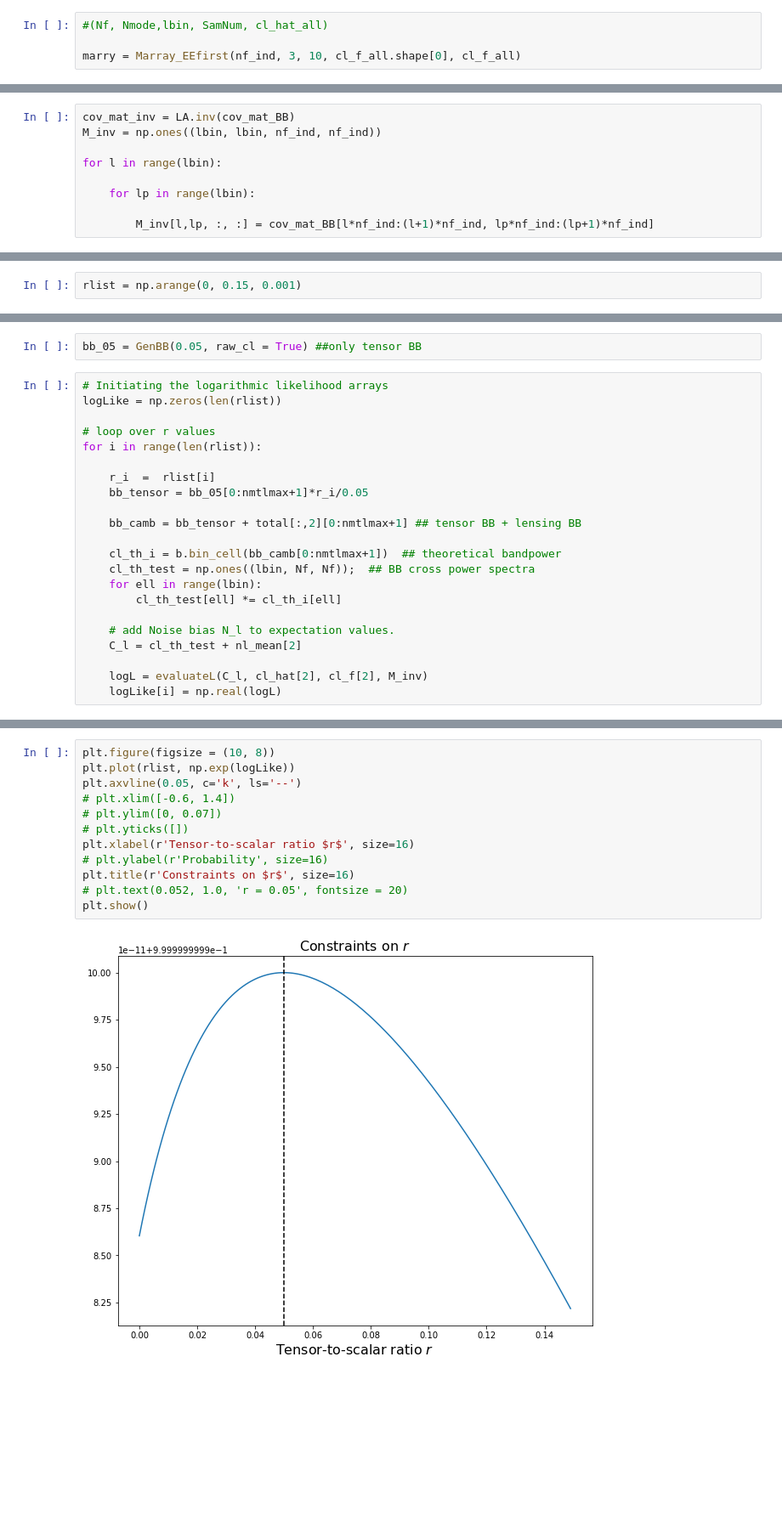
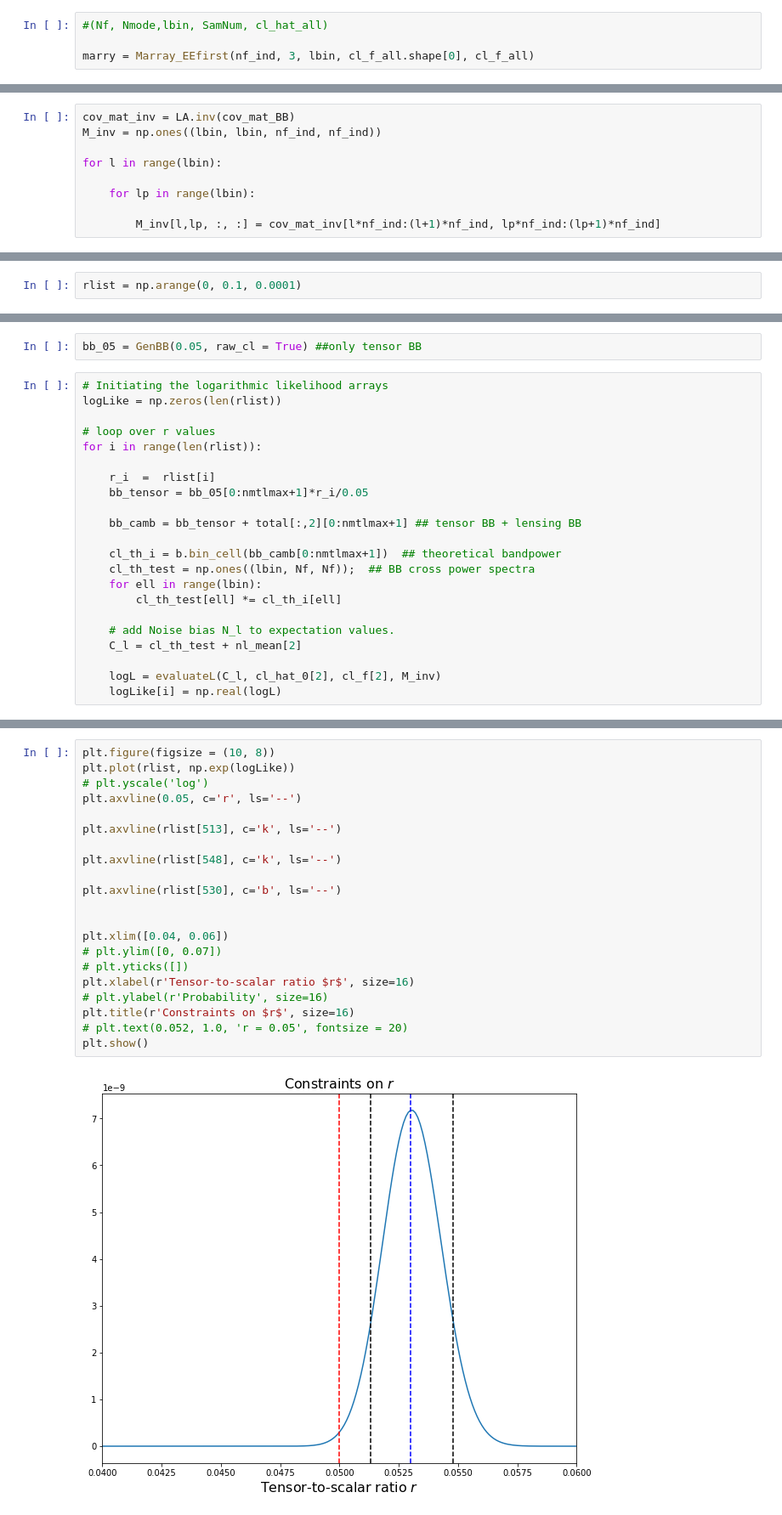
Before and after one commit to YJHelloWorld/Likelihood, a Jupyter notebook: methods.py.ipynb, the cells around one changed output, grey strips where cells are left out. Shown at 85% size. Saved outputs shown, nothing was run; the diff lists cells and outputs as text; blank space fills up the shorter version.

```diff
--- a/methods.py.ipynb
+++ b/methods.py.ipynb
@@ -350,7 +365,7 @@ cl_f_all.shape
 # %%
 #(Nf, Nmode,lbin, SamNum, cl_hat_all)
 
-marry = Marray_EEfirst(nf_ind, 3, 10, cl_f_all.shape[0], cl_f_all)
+marry = Marray_EEfirst(nf_ind, 3, lbin, cl_f_all.shape[0], cl_f_all)
 # %%
 marry.shape
 # %% [output]
@@ -388,4 +419,4 @@ for l in range(lbin):
 
     for lp in range(lbin):
 
-        M_inv[l,lp, :, :] = cov_mat_BB[l*nf_ind:(l+1)*nf_ind, lp*nf_ind:(lp+1)*nf_ind]
+        M_inv[l,lp, :, :] = cov_mat_inv[l*nf_ind:(l+1)*nf_ind, lp*nf_ind:(lp+1)*nf_ind]
@@ -473,7 +500,7 @@ Cl_th_BB: (10, 2, 2)
 # %% [markdown]
 def evaluateLikelihood(C_l,C_l_hat,C_fl,M_inv)
 # %%
-rlist = np.arange(0, 0.15, 0.001)
+rlist = np.arange(0, 0.1, 0.0001)
 # %%
 evaluateL = utils.evaluateLikelihood
 # %%
@@ -498,5 +525,5 @@ for i in range(len(rlist)):
     # add Noise bias N_l to expectation values.
     C_l = cl_th_test + nl_mean[2]
 
-    logL = evaluateL(C_l, cl_hat[2], cl_f[2], M_inv)
+    logL = evaluateL(C_l, cl_hat_0[2], cl_f[2], M_inv)
     logLike[i] = np.real(logL)
@@ -527,14 +554,23 @@ array([-1.39642008e-11, -1.31991421e-11, -1.24698462e-11, -1.17744175e-11,
 # %%
 plt.figure(figsize = (10, 8))
 plt.plot(rlist, np.exp(logLike))
-plt.axvline(0.05, c='k', ls='--')
-# plt.xlim([-0.6, 1.4])
+# plt.yscale('log')
+plt.axvline(0.05, c='r', ls='--')
+
+plt.axvline(rlist[513], c='k', ls='--')
+
+plt.axvline(rlist[548], c='k', ls='--')
+
+plt.axvline(rlist[530], c='b', ls='--')
+
+
+plt.xlim([0.04, 0.06])
 # plt.ylim([0, 0.07])
 # plt.yticks([])
 plt.xlabel(r'Tensor-to-scalar ratio $r$', size=16)
 # plt.ylabel(r'Probability', size=16)
 plt.title(r'Constraints on $r$', size=16)
 # plt.text(0.052, 1.0, 'r = 0.05', fontsize = 20)
 plt.show()
 # %% [output]
-[figure, old version]
+[figure, new version]
```
Also changed, not shown: parts of 24 cells of this notebook.
